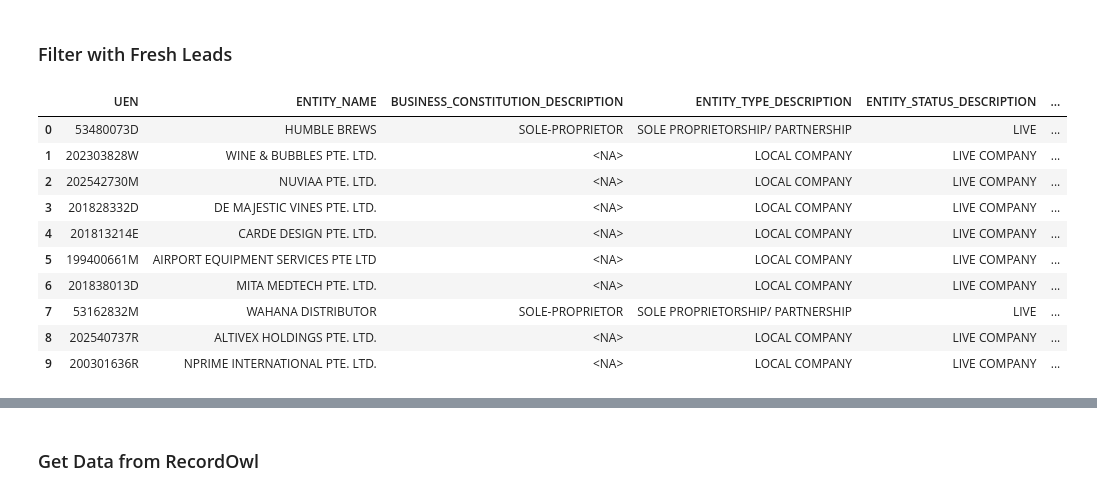
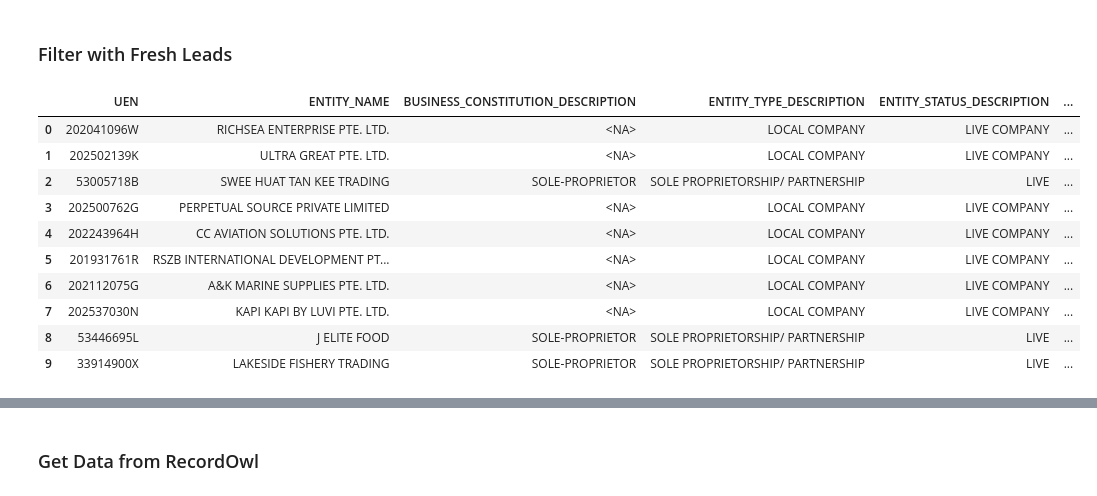
Before and after one commit to AzlieJohari57/Leads_Generation_Pipeline, a Jupyter notebook: Optimized_Lead_Gen_Pipeline.ipynb, the cells around one changed output, grey strips where cells are left out. Saved outputs shown, nothing was run; the diff lists cells and outputs as text; code cells hidden in the pictures.

```diff
--- a/Optimized_Lead_Gen_Pipeline.ipynb
+++ b/Optimized_Lead_Gen_Pipeline.ipynb
@@ -113,9 +113,7 @@ master_db_df
 # %% [markdown]
 ### Getting ACRA Data (Filter by Live, Live Company only & non relevant ssic code)
 # %%
-# -------------------------------------------------------------
-# Folder containing your CSVs
-# -------------------------------------------------------------
+
 folder_path = "Acra_Data"
 
 # Get all CSV file paths inside the folder
@@ -125,15 +123,10 @@ csv_files = glob.glob(os.path.join(folder_path, "*.csv"))
 # Using low_memory=False to avoid DtypeWarning for mixed types
 df = pd.concat((pd.read_csv(f, low_memory=False) for f in csv_files), ignore_index=True)
 
-# -------------------------------------------------------------
-# Convert all column names to uppercase
-# -------------------------------------------------------------
+
 df.columns = df.columns.str.upper()
 
 
-# -------------------------------------------------------------
-# Select relevant columns (now in uppercase)
-# -------------------------------------------------------------
 acra_data = df[[
     "UEN",
     "ENTITY_NAME",
@@ -142,13 +135,12 @@ acra_data = df[[
     "ENTITY_STATUS_DESCRIPTION",
     "REGISTRATION_INCORPORATION_DATE",
     "PRIMARY_SSIC_CODE",
+    "SECONDARY_SSIC_CODE",
     "STREET_NAME",
     "POSTAL_CODE"
 ]].copy()
 
-# -------------------------------------------------------------
 # Convert to proper data types
-# -------------------------------------------------------------
 acra_data['UEN'] = acra_data['UEN'].astype('string')
 acra_data['ENTITY_NAME'] = acra_data['ENTITY_NAME'].astype('string')
 acra_data['BUSINESS_CONSTITUTION_DESCRIPTION'] = acra_data['BUSINESS_CONSTITUTION_DESCRIPTION'].astype('string')
@@ -156,9 +148,7 @@ acra_data['ENTITY_TYPE_DESCRIPTION'] = acra_data['ENTITY_TYPE_DESCRIPTION'].asty
 acra_data['ENTITY_STATUS_DESCRIPTION'] = acra_data['ENTITY_STATUS_DESCRIPTION'].astype('string')
 acra_data['REGISTRATION_INCORPORATION_DATE'] = pd.to_datetime(acra_data['REGISTRATION_INCORPORATION_DATE'], errors='coerce')
 
-# -------------------------------------------------------------
 # Clean string columns — trim, remove extra spaces, uppercase
-# -------------------------------------------------------------
 for col in [
     'UEN',
     'ENTITY_NAME',
@@ -176,26 +166,18 @@ for col in [
         .str.upper()
     )
 
-# -------------------------------------------------------------
 # Replace placeholders with NaN for standardization
-# -------------------------------------------------------------
 acra_data.replace(['NA', 'N/A', '-', ''], np.nan, inplace=True)
 
-# -------------------------------------------------------------
 # Convert registration date to dd-mm-yyyy string (optional)
-# -------------------------------------------------------------
 acra_data['REGISTRATION_INCORPORATION_DATE'] = acra_data['REGISTRATION_INCORPORATION_DATE'].dt.strftime('%d-%m-%Y')
 
-# -------------------------------------------------------------
 # Filter only live entities (LIVE COMPANY or LIVE)
-# -------------------------------------------------------------
 acra_data = acra_data[
     acra_data['ENTITY_STATUS_DESCRIPTION'].isin(['LIVE COMPANY', 'LIVE'])
 ].reset_index(drop=True)
 
-# -------------------------------------------------------------
 # Exclude specific PRIMARY_SSIC_CODE values (supposedly the data would be 600k plus but when we exclude this would lessen)
-# -------------------------------------------------------------
 exclude_codes = [
     46900, 47719, 47749, 47539, 47536, 56123,
     10711, 10712, 10719, 10732, 10733, 93209
@@ -366,31 +349,31 @@ acra_data_filtered_by_industry
 # %%
 # --- Copy to avoid SettingWithCopyWarning ---
 acra_data_filtered_wholesale = acra_data_filtered_by_industry.copy()
 
 # --- UPDATE HERE: Remove rows if UEN exists in recordowl_results.xlsx ---
-Fresh_Leads_Wholesale = pd.read_excel("Fresh_Leads_Wholesale.xlsx")
+Fresh_Leads_Wholesale = pd.read_excel("Fresh_Leads_WholeSale.xlsx")
 
 
 if "UEN" in Fresh_Leads_Wholesale.columns and "UEN" in acra_data_filtered_wholesale.columns:
     filtered = acra_data_filtered_wholesale[~acra_data_filtered_wholesale["UEN"].isin(Fresh_Leads_Wholesale["UEN"])]
 else:
     raise ValueError("Column 'UEN' not found in one of the dataframes.")
 
 # sample data
-acra_data_filtered_wholesale = filtered.sample(n=50, random_state=42).reset_index(drop=True)
+acra_data_filtered_wholesale = filtered.sample(n=10).reset_index(drop=True)
 
 acra_data_filtered_wholesale.head(10)
 # %% [output]
 |  | UEN | ENTITY_NAME | BUSINESS_CONSTITUTION_DESCRIPTION | ENTITY_TYPE_DESCRIPTION | ENTITY_STATUS_DESCRIPTION | ... |
-| 0 | 53480073D | HUMBLE BREWS | SOLE-PROPRIETOR | SOLE PROPRIETORSHIP/ PARTNERSHIP | LIVE | ... |
-| 1 | 202303828W | WINE & BUBBLES PTE. LTD. | <NA> | LOCAL COMPANY | LIVE COMPANY | ... |
-| 2 | 202542730M | NUVIAA PTE. LTD. | <NA> | LOCAL COMPANY | LIVE COMPANY | ... |
-| 3 | 201828332D | DE MAJESTIC VINES PTE. LTD. | <NA> | LOCAL COMPANY | LIVE COMPANY | ... |
-| 4 | 201813214E | CARDE DESIGN PTE. LTD. | <NA> | LOCAL COMPANY | LIVE COMPANY | ... |
-| 5 | 199400661M | AIRPORT EQUIPMENT SERVICES PTE LTD | <NA> | LOCAL COMPANY | LIVE COMPANY | ... |
-| 6 | 201838013D | MITA MEDTECH PTE. LTD. | <NA> | LOCAL COMPANY | LIVE COMPANY | ... |
-| 7 | 53162832M | WAHANA DISTRIBUTOR | SOLE-PROPRIETOR | SOLE PROPRIETORSHIP/ PARTNERSHIP | LIVE | ... |
-| 8 | 202540737R | ALTIVEX HOLDINGS PTE. LTD. | <NA> | LOCAL COMPANY | LIVE COMPANY | ... |
-| 9 | 200301636R | NPRIME INTERNATIONAL PTE. LTD. | <NA> | LOCAL COMPANY | LIVE COMPANY | ... |
+| 0 | 202041096W | RICHSEA ENTERPRISE PTE. LTD. | <NA> | LOCAL COMPANY | LIVE COMPANY | ... |
+| 1 | 202502139K | ULTRA GREAT PTE. LTD. | <NA> | LOCAL COMPANY | LIVE COMPANY | ... |
+| 2 | 53005718B | SWEE HUAT TAN KEE TRADING | SOLE-PROPRIETOR | SOLE PROPRIETORSHIP/ PARTNERSHIP | LIVE | ... |
+| 3 | 202500762G | PERPETUAL SOURCE PRIVATE LIMITED | <NA> | LOCAL COMPANY | LIVE COMPANY | ... |
+| 4 | 202243964H | CC AVIATION SOLUTIONS PTE. LTD. | <NA> | LOCAL COMPANY | LIVE COMPANY | ... |
+| 5 | 201931761R | RSZB INTERNATIONAL DEVELOPMENT PT... | <NA> | LOCAL COMPANY | LIVE COMPANY | ... |
+| 6 | 202112075G | A&K MARINE SUPPLIES PTE. LTD. | <NA> | LOCAL COMPANY | LIVE COMPANY | ... |
+| 7 | 202537030N | KAPI KAPI BY LUVI PTE. LTD. | <NA> | LOCAL COMPANY | LIVE COMPANY | ... |
+| 8 | 53446695L | J ELITE FOOD | SOLE-PROPRIETOR | SOLE PROPRIETORSHIP/ PARTNERSHIP | LIVE | ... |
+| 9 | 33914900X | LAKESIDE FISHERY TRADING | SOLE-PROPRIETOR | SOLE PROPRIETORSHIP/ PARTNERSHIP | LIVE | ... |
 # %%
 
```
Also changed, not shown: parts of 26 cells of this notebook, 13 other files.
